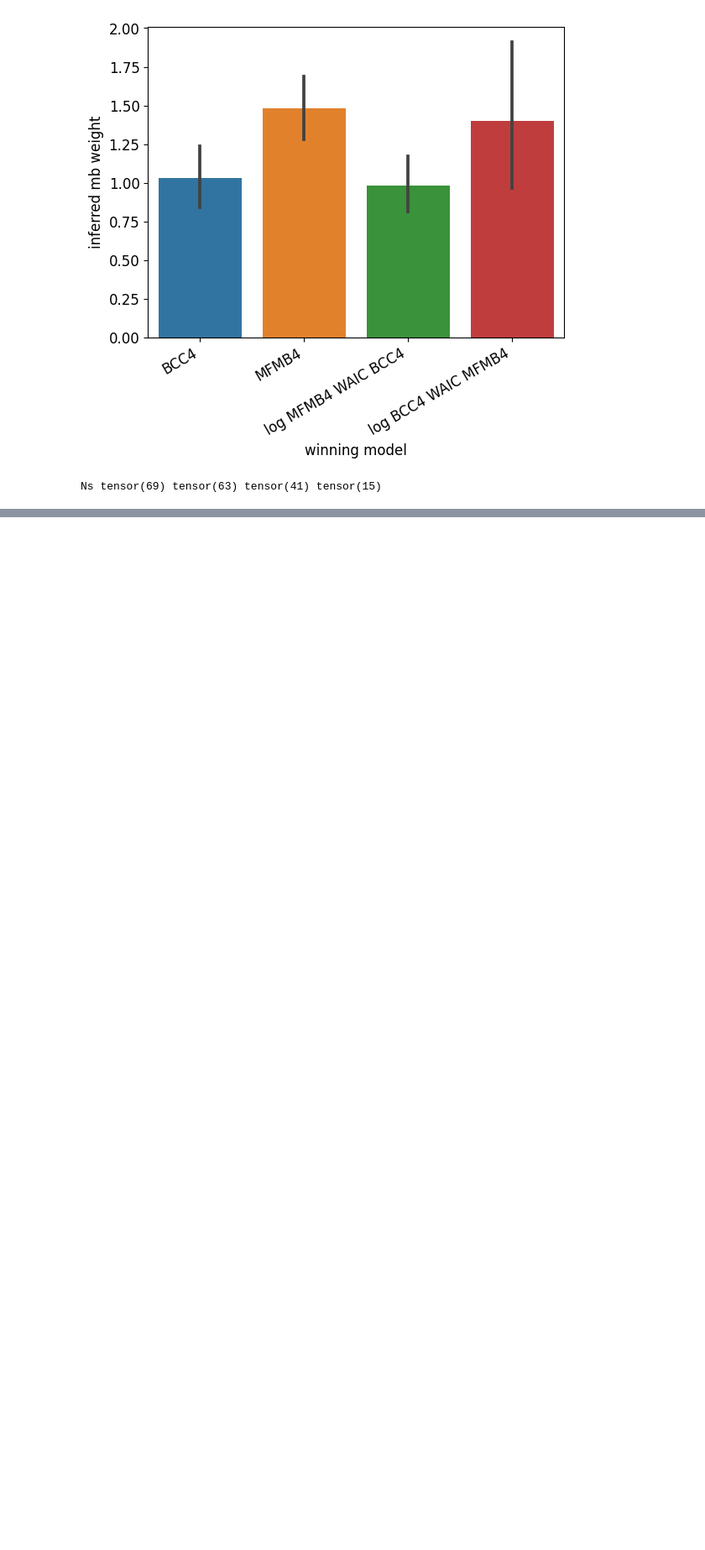
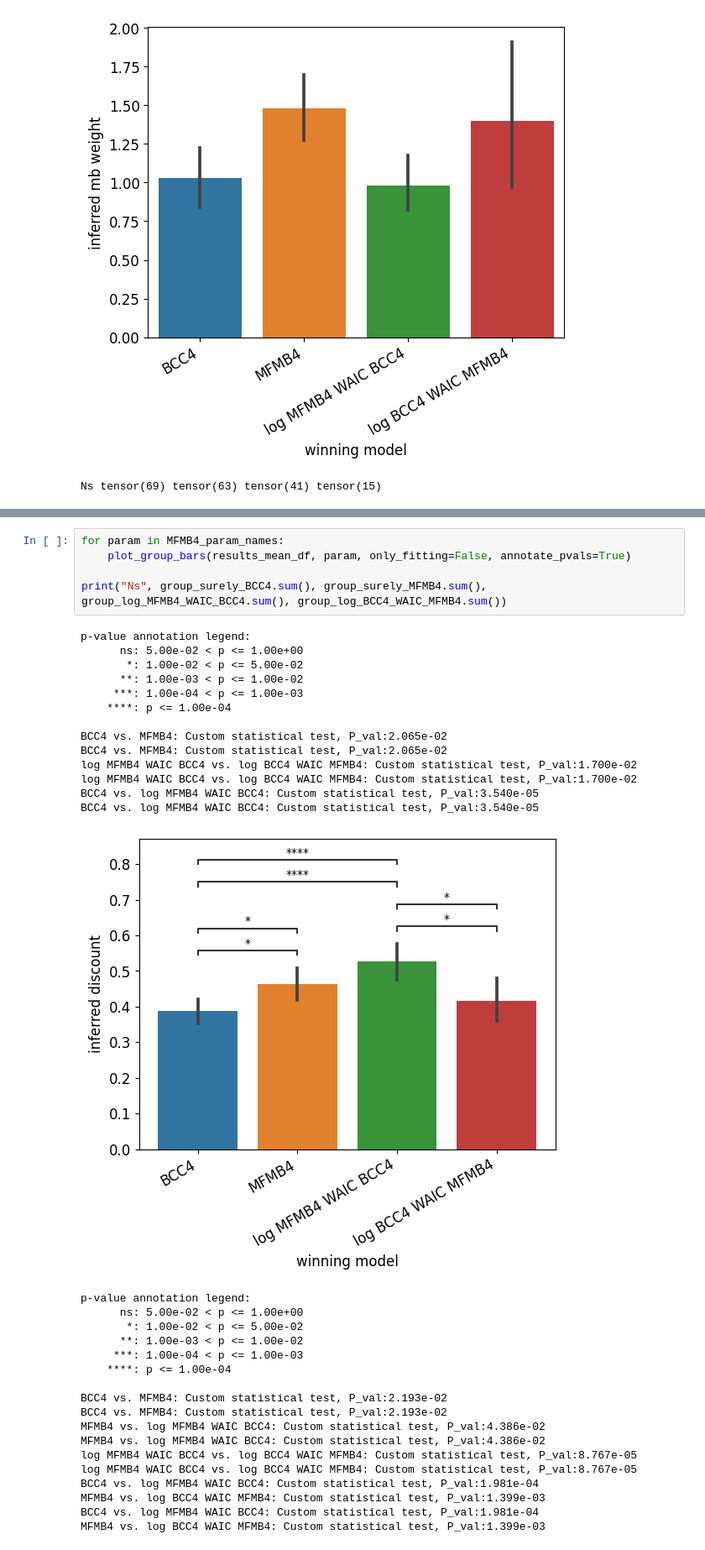
Before and after one commit to SSchwoebel/BayesianTwoStageTaskAnalysis, a Jupyter notebook: 5c_compare_inference_bayesian.ipynb, the cells around one changed output, grey strips where cells are left out. Shown at 84% size. Saved outputs shown, nothing was run; the diff lists cells and outputs as text; blank space fills up the shorter version.

```diff
--- a/5c_compare_inference_bayesian.ipynb
+++ b/5c_compare_inference_bayesian.ipynb
@@ -1718,0 +1857,37 @@ Ns tensor(69) tensor(63) tensor(41) tensor(15)
+# %%
+for param in MFMB4_param_names:
+    plot_group_bars(results_mean_df, param, only_fitting=False, annotate_pvals=True)
+
+print("Ns", group_surely_BCC4.sum(), group_surely_MFMB4.sum(), group_log_MFMB4_WAIC_BCC4.sum(), group_log_BCC4_WAIC_MFMB4.sum())
+# %% [output]
+p-value annotation legend:
+      ns: 5.00e-02 < p <= 1.00e+00
+       *: 1.00e-02 < p <= 5.00e-02
+      **: 1.00e-03 < p <= 1.00e-02
+     ***: 1.00e-04 < p <= 1.00e-03
+    ****: p <= 1.00e-04
+
+BCC4 vs. MFMB4: Custom statistical test, P_val:2.065e-02
+BCC4 vs. MFMB4: Custom statistical test, P_val:2.065e-02
+log MFMB4 WAIC BCC4 vs. log BCC4 WAIC MFMB4: Custom statistical test, P_val:1.700e-02
+log MFMB4 WAIC BCC4 vs. log BCC4 WAIC MFMB4: Custom statistical test, P_val:1.700e-02
+BCC4 vs. log MFMB4 WAIC BCC4: Custom statistical test, P_val:3.540e-05
+BCC4 vs. log MFMB4 WAIC BCC4: Custom statistical test, P_val:3.540e-05
+[figure, added]
+p-value annotation legend:
+      ns: 5.00e-02 < p <= 1.00e+00
+       *: 1.00e-02 < p <= 5.00e-02
+      **: 1.00e-03 < p <= 1.00e-02
+     ***: 1.00e-04 < p <= 1.00e-03
+    ****: p <= 1.00e-04
+
+BCC4 vs. MFMB4: Custom statistical test, P_val:2.193e-02
+BCC4 vs. MFMB4: Custom statistical test, P_val:2.193e-02
+MFMB4 vs. log MFMB4 WAIC BCC4: Custom statistical test, P_val:4.386e-02
+MFMB4 vs. log MFMB4 WAIC BCC4: Custom statistical test, P_val:4.386e-02
+log MFMB4 WAIC BCC4 vs. log BCC4 WAIC MFMB4: Custom statistical test, P_val:8.767e-05
+log MFMB4 WAIC BCC4 vs. log BCC4 WAIC MFMB4: Custom statistical test, P_val:8.767e-05
+BCC4 vs. log MFMB4 WAIC BCC4: Custom statistical test, P_val:1.981e-04
+MFMB4 vs. log BCC4 WAIC MFMB4: Custom statistical test, P_val:1.399e-03
+BCC4 vs. log MFMB4 WAIC BCC4: Custom statistical test, P_val:1.981e-04
+MFMB4 vs. log BCC4 WAIC MFMB4: Custom statistical test, P_val:1.399e-03
```
Also changed, not shown: parts of 26 cells of this notebook, 2 other files.
